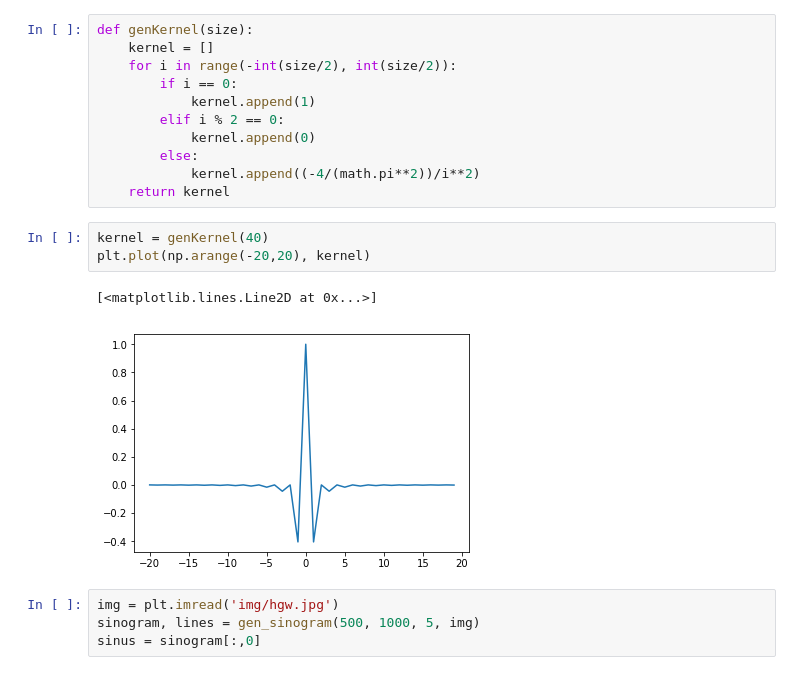
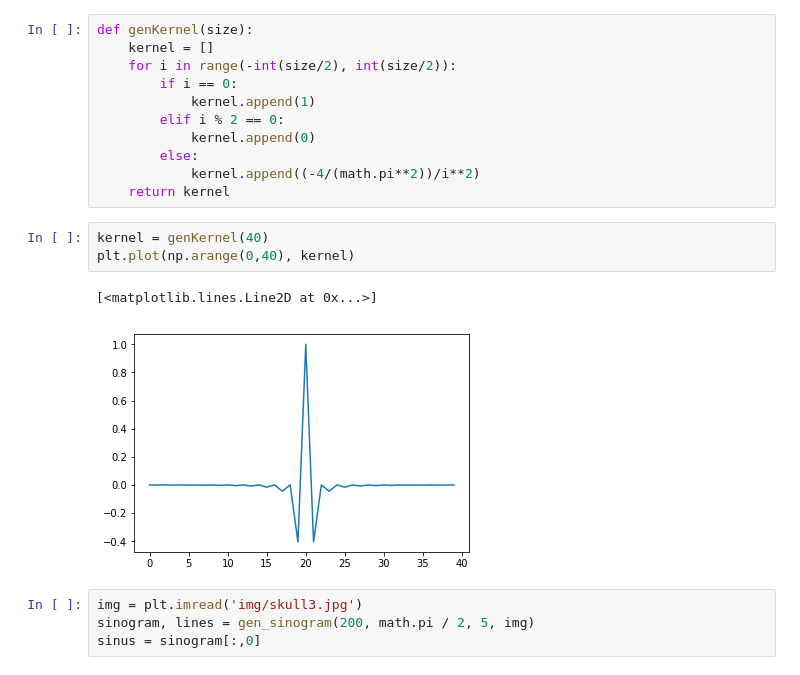
Before and after one commit to damianhorna/backprojection-tomography, a Jupyter notebook: sinogram.ipynb, the cells around one changed output. Cells and saved outputs as stored; diff of their text form.

```diff
--- a/sinogram.ipynb
+++ b/sinogram.ipynb
@@ -232,11 +234,11 @@ def genKernel(size):
     return kernel
 # %%
 kernel = genKernel(40)
-plt.plot(np.arange(-20,20), kernel)
+plt.plot(np.arange(0,40), kernel)
 # %% [output]
 [<matplotlib.lines.Line2D at 0x...>]
-[figure, old version]
+[figure, new version]
 # %%
-img = plt.imread('img/hgw.jpg')
-sinogram, lines = gen_sinogram(500, 1000, 5, img)
+img = plt.imread('img/skull3.jpg')
+sinogram, lines = gen_sinogram(200, math.pi / 2, 5, img)
 sinus = sinogram[:,0]
```
Also changed, not shown: parts of 11 cells of this notebook.
